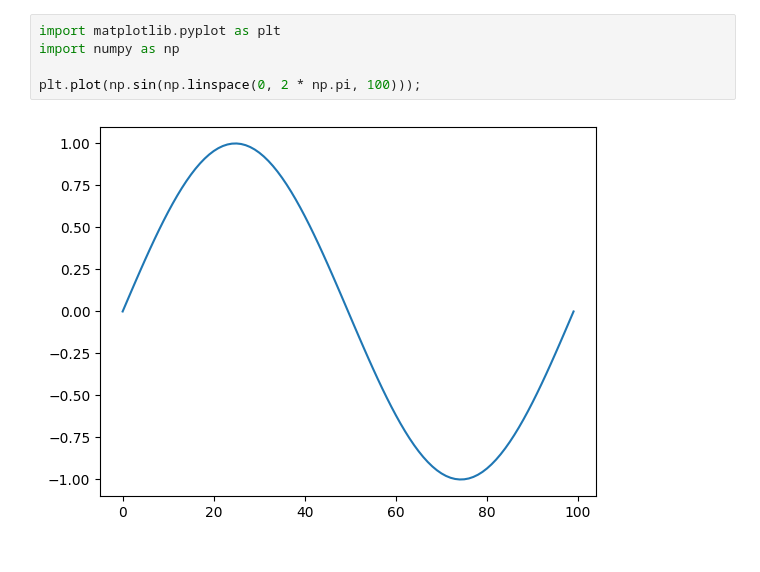
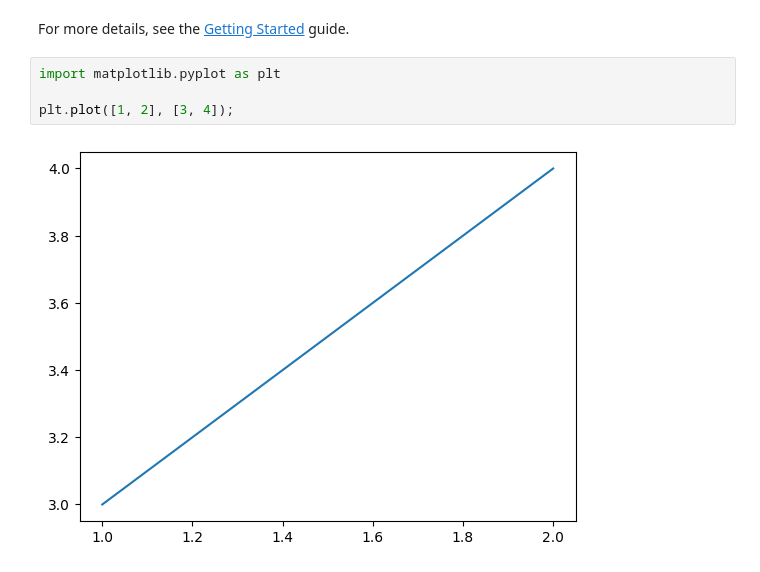
Before and after one commit to zrlf/bamboost-docs, a Jupyter notebook: content/docs/getting_started.ipynb, the cells around one changed output. Saved outputs shown, nothing was run; the diff lists cells and outputs as text.

Commit message:
docs: update getting started

```diff
--- a/content/docs/getting_started.ipynb
+++ b/content/docs/getting_started.ipynb
@@ -23,7 +89,8 @@ Then, you can easily plot this
+# %% [markdown]
+For more details, see the [Getting Started](getting_started.md) guide.
 # %%
 import matplotlib.pyplot as plt
-import numpy as np
 
-plt.plot(np.sin(np.linspace(0, 2 * np.pi, 100)));
+plt.plot([1, 2], [3, 4]);
 # %% [output]
-[figure, old version]
+[figure, new version]
```
Also changed, not shown: parts of 17 cells of this notebook.
